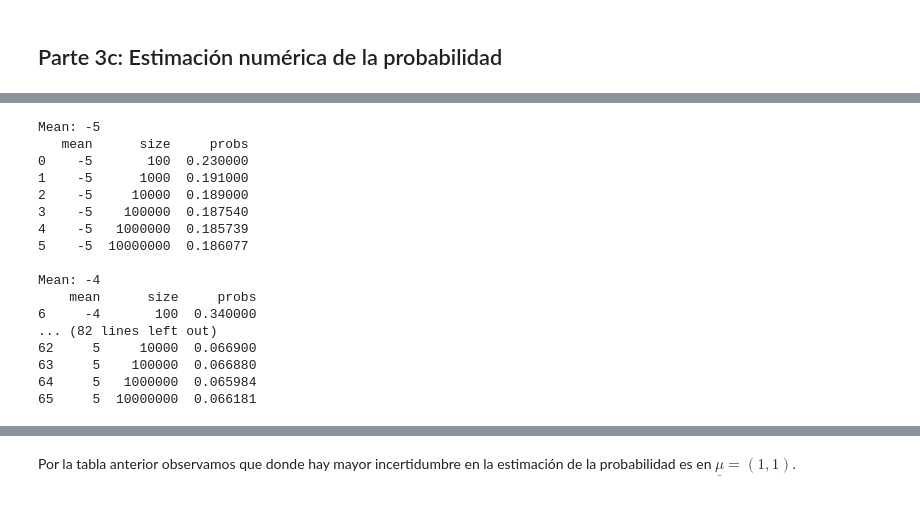
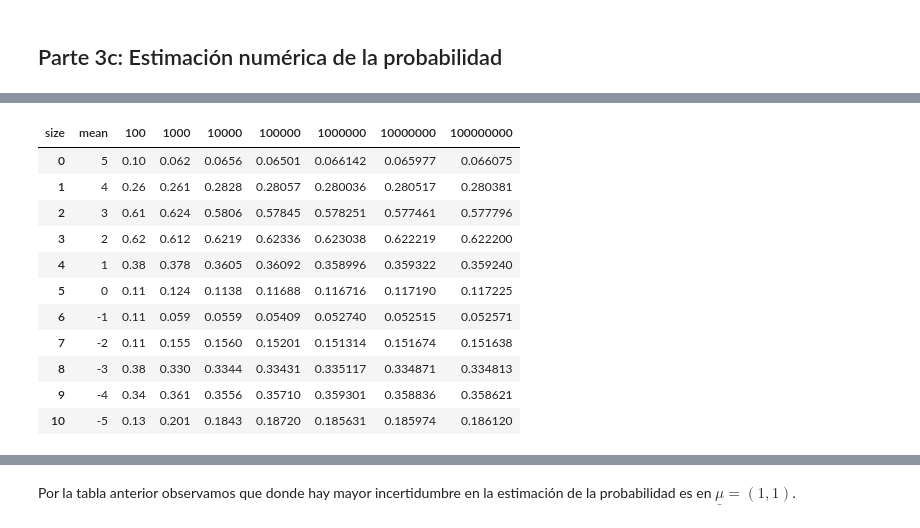
Before and after one commit to romanAVJ/optimization-methods-mds-itam, a Jupyter notebook: practices/practice1_opti_romanavj.ipynb, the cells around one changed output, grey strips where cells are left out. Cells and saved outputs as stored; diff of their text form; code cells hidden in the pictures.

```diff
--- a/practices/practice1_opti_romanavj.ipynb
+++ b/practices/practice1_opti_romanavj.ipynb
@@ -443,24 +476,22 @@ for group, gdf in df_plot.groupby("mean"):
-# %%
-# look table per mu
-for group, gdf in df_plot.groupby("mean"):
-    print(f"Mean: {group}")
-    print(gdf)
-    print()
-# %% [output]
-Mean: -5
-   mean      size     probs
-0    -5       100  0.230000
-1    -5      1000  0.191000
-2    -5     10000  0.189000
-3    -5    100000  0.187540
-4    -5   1000000  0.185739
-5    -5  10000000  0.186077
-
-Mean: -4
-    mean      size     probs
-6     -4       100  0.340000
-... (82 lines left out)
-62     5     10000  0.066900
-63     5    100000  0.066880
-64     5   1000000  0.065984
-65     5  10000000  0.066181
+# %%
+# pivot wider the dataframe
+df_probas_wide = (
+    df_probas.copy()
+    .pivot(index="mean", columns="size", values="probs")
+    .reset_index()
+    .sort_values(by=["mean"], ignore_index=True, ascending=False)
+    )
+df_probas_wide
+# %% [output]
+| size | mean | 100 | 1000 | 10000 | 100000 | 1000000 | 10000000 | 100000000 |
+| 0 | 5 | 0.10 | 0.062 | 0.0656 | 0.06501 | 0.066142 | 0.065977 | 0.066075 |
+| 1 | 4 | 0.26 | 0.261 | 0.2828 | 0.28057 | 0.280036 | 0.280517 | 0.280381 |
+| 2 | 3 | 0.61 | 0.624 | 0.5806 | 0.57845 | 0.578251 | 0.577461 | 0.577796 |
+| 3 | 2 | 0.62 | 0.612 | 0.6219 | 0.62336 | 0.623038 | 0.622219 | 0.622200 |
+| 4 | 1 | 0.38 | 0.378 | 0.3605 | 0.36092 | 0.358996 | 0.359322 | 0.359240 |
+| 5 | 0 | 0.11 | 0.124 | 0.1138 | 0.11688 | 0.116716 | 0.117190 | 0.117225 |
+| 6 | -1 | 0.11 | 0.059 | 0.0559 | 0.05409 | 0.052740 | 0.052515 | 0.052571 |
+| 7 | -2 | 0.11 | 0.155 | 0.1560 | 0.15201 | 0.151314 | 0.151674 | 0.151638 |
+| 8 | -3 | 0.38 | 0.330 | 0.3344 | 0.33431 | 0.335117 | 0.334871 | 0.334813 |
+| 9 | -4 | 0.34 | 0.361 | 0.3556 | 0.35710 | 0.359301 | 0.358836 | 0.358621 |
+| 10 | -5 | 0.13 | 0.201 | 0.1843 | 0.18720 | 0.185631 | 0.185974 | 0.186120 |
```
Also changed, not shown: parts of 11 cells of this notebook, 13 other files.
